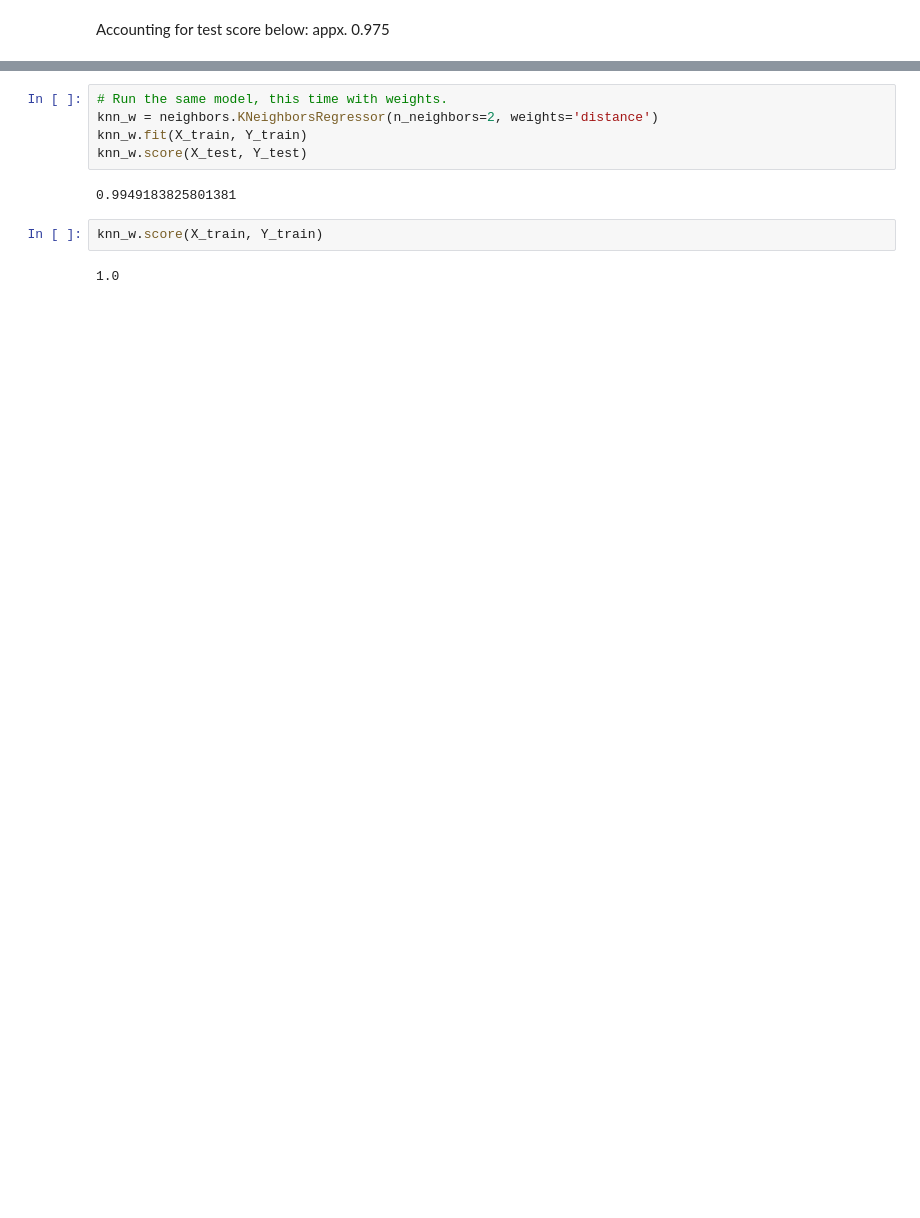
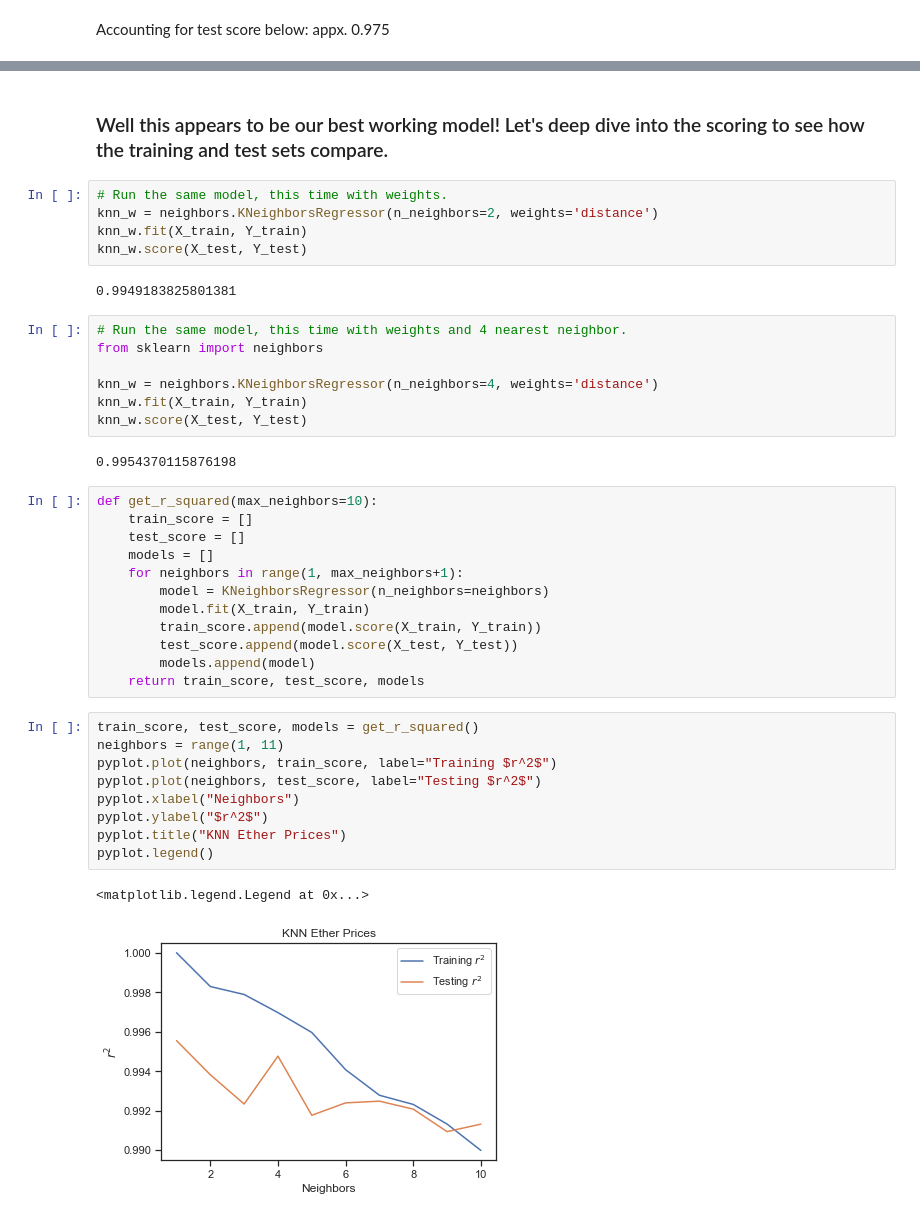
Before and after one commit to irenebratsis/Thinkful, a Jupyter notebook: 26. Ether Pricing Models - Capstone .ipynb, the cells around one changed output, grey strips where cells are left out. Cells and saved outputs as stored; diff of their text form; blank space fills up the shorter version.

```diff
--- a/26. Ether Pricing Models - Capstone .ipynb
+++ b/26. Ether Pricing Models - Capstone .ipynb
@@ -414,6 +422,8 @@ knn.fit(X_train, Y_train)
 knn.score(X_test, Y_test)
 # %% [output]
 0.9913160331870589
+# %% [markdown]
+### Well this appears to be our best working model! Let's deep dive into the scoring to see how the training and test sets compare.
 # %%
 # Run the same model, this time with weights.
 knn_w = neighbors.KNeighborsRegressor(n_neighbors=2, weights='distance')
@@ -421,7 +431,36 @@ knn_w.fit(X_train, Y_train)
 knn_w.score(X_test, Y_test)
 # %% [output]
 0.9949183825801381
-# %%
-knn_w.score(X_train, Y_train)
-# %% [output]
-1.0
+# %%
+# Run the same model, this time with weights and 4 nearest neighbor.
+from sklearn import neighbors
+
+knn_w = neighbors.KNeighborsRegressor(n_neighbors=4, weights='distance')
+knn_w.fit(X_train, Y_train)
+knn_w.score(X_test, Y_test)
+# %% [output]
+0.9954370115876198
+# %%
+def get_r_squared(max_neighbors=10):
+    train_score = []
+    test_score = []
+    models = []
+    for neighbors in range(1, max_neighbors+1):
+        model = KNeighborsRegressor(n_neighbors=neighbors)
+        model.fit(X_train, Y_train)
+        train_score.append(model.score(X_train, Y_train))
+        test_score.append(model.score(X_test, Y_test))
+        models.append(model)
+    return train_score, test_score, models
+# %%
+train_score, test_score, models = get_r_squared()
+neighbors = range(1, 11)
+pyplot.plot(neighbors, train_score, label="Training $r^2$")
+pyplot.plot(neighbors, test_score, label="Testing $r^2$")
+pyplot.xlabel("Neighbors")
+pyplot.ylabel("$r^2$")
+pyplot.title("KNN Ether Prices")
+pyplot.legend()
+# %% [output]
+<matplotlib.legend.Legend at 0x...>
+[figure, added]
```
Also changed, not shown: parts of 13 cells of this notebook.
